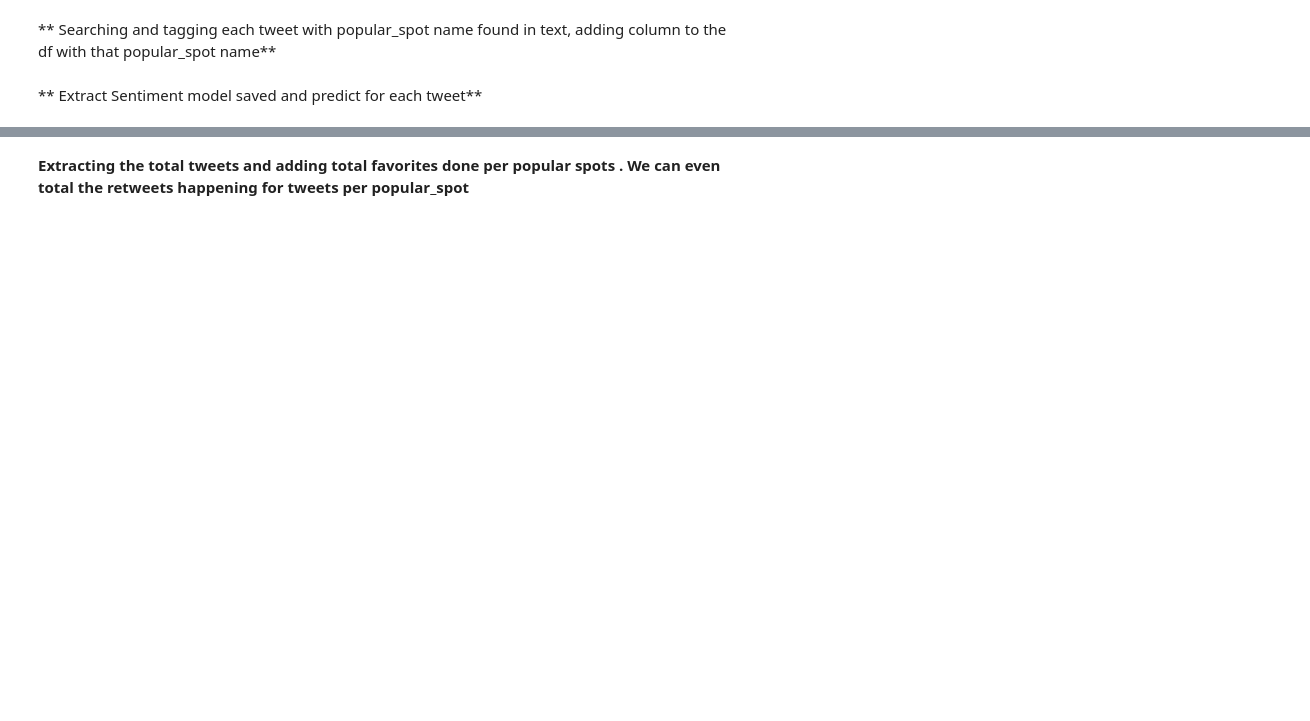
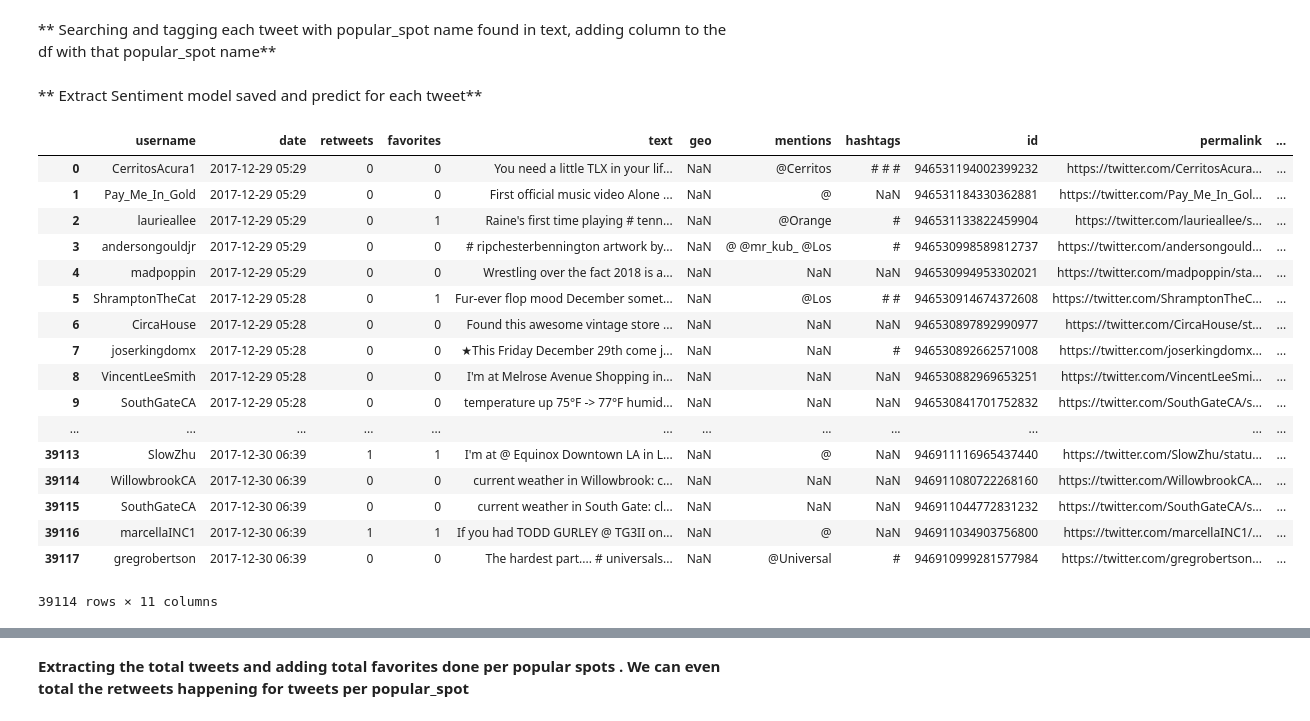
Before and after one commit to suunni-zz/SMM-project, a Jupyter notebook: Create_n_Train_Model.ipynb, the cells around one changed output, grey strips where cells are left out. Drawn from its saved outputs; the diff is of its cells as text; code cells hidden in the pictures; blank space fills up the shorter version.

```diff
--- a/Create_n_Train_Model.ipynb
+++ b/Create_n_Train_Model.ipynb
@@ -124,3 +128,24 @@ filename = 'sentiment_model.sav'
 clf = joblib.load(filename)
 filename = 'tfidf_vectorizer.sav'
 tv = joblib.load(filename)
+# %%
+df.dropna(subset=['text'])
+# %% [output]
+|  | username | date | retweets | favorites | text | geo | mentions | hashtags | id | permalink | ... |
+| 0 | CerritosAcura1 | 2017-12-29 05:29 | 0 | 0 | You need a little TLX in your lif... | NaN | @Cerritos | # # # | 946531194002399232 | https://twitter.com/CerritosAcura... | ... |
+| 1 | Pay_Me_In_Gold | 2017-12-29 05:29 | 0 | 0 | First official music video Alone ... | NaN | @ | NaN | 946531184330362881 | https://twitter.com/Pay_Me_In_Gol... | ... |
+| 2 | laurieallee | 2017-12-29 05:29 | 0 | 1 | Raine's first time playing # tenn... | NaN | @Orange | # | 946531133822459904 | https://twitter.com/laurieallee/s... | ... |
+| 3 | andersongouldjr | 2017-12-29 05:29 | 0 | 0 | # ripchesterbennington artwork by... | NaN | @ @mr_kub_ @Los | # | 946530998589812737 | https://twitter.com/andersongould... | ... |
+| 4 | madpoppin | 2017-12-29 05:29 | 0 | 0 | Wrestling over the fact 2018 is a... | NaN | NaN | NaN | 946530994953302021 | https://twitter.com/madpoppin/sta... | ... |
+| 5 | ShramptonTheCat | 2017-12-29 05:28 | 0 | 1 | Fur-ever flop mood December somet... | NaN | @Los | # # | 946530914674372608 | https://twitter.com/ShramptonTheC... | ... |
+| 6 | CircaHouse | 2017-12-29 05:28 | 0 | 0 | Found this awesome vintage store ... | NaN | NaN | NaN | 946530897892990977 | https://twitter.com/CircaHouse/st... | ... |
+| 7 | joserkingdomx | 2017-12-29 05:28 | 0 | 0 | ★This Friday December 29th come j... | NaN | NaN | # | 946530892662571008 | https://twitter.com/joserkingdomx... | ... |
+| 8 | VincentLeeSmith | 2017-12-29 05:28 | 0 | 0 | I'm at Melrose Avenue Shopping in... | NaN | NaN | NaN | 946530882969653251 | https://twitter.com/VincentLeeSmi... | ... |
+| 9 | SouthGateCA | 2017-12-29 05:28 | 0 | 0 | temperature up 75°F -> 77°F humid... | NaN | NaN | NaN | 946530841701752832 | https://twitter.com/SouthGateCA/s... | ... |
+| ... | ... | ... | ... | ... | ... | ... | ... | ... | ... | ... | ... |
+| 39113 | SlowZhu | 2017-12-30 06:39 | 1 | 1 | I'm at @ Equinox Downtown LA in L... | NaN | @ | NaN | 946911116965437440 | https://twitter.com/SlowZhu/statu... | ... |
+| 39114 | WillowbrookCA | 2017-12-30 06:39 | 0 | 0 | current weather in Willowbrook: c... | NaN | NaN | NaN | 946911080722268160 | https://twitter.com/WillowbrookCA... | ... |
+| 39115 | SouthGateCA | 2017-12-30 06:39 | 0 | 0 | current weather in South Gate: cl... | NaN | NaN | NaN | 946911044772831232 | https://twitter.com/SouthGateCA/s... | ... |
+| 39116 | marcellaINC1 | 2017-12-30 06:39 | 1 | 1 | If you had TODD GURLEY @ TG3II on... | NaN | @ | NaN | 946911034903756800 | https://twitter.com/marcellaINC1/... | ... |
+| 39117 | gregrobertson | 2017-12-30 06:39 | 0 | 0 | The hardest part.... # universals... | NaN | @Universal | # | 946910999281577984 | https://twitter.com/gregrobertson... | ... |
+39114 rows × 11 columns
```
Also changed, not shown: parts of 16 cells of this notebook.
